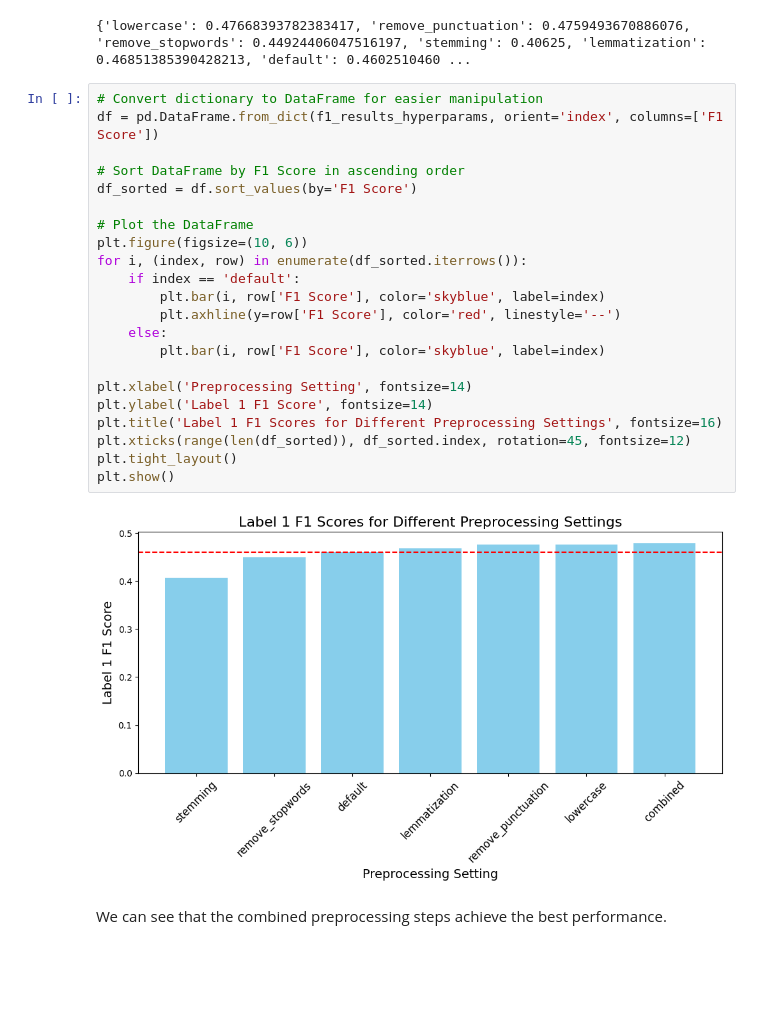
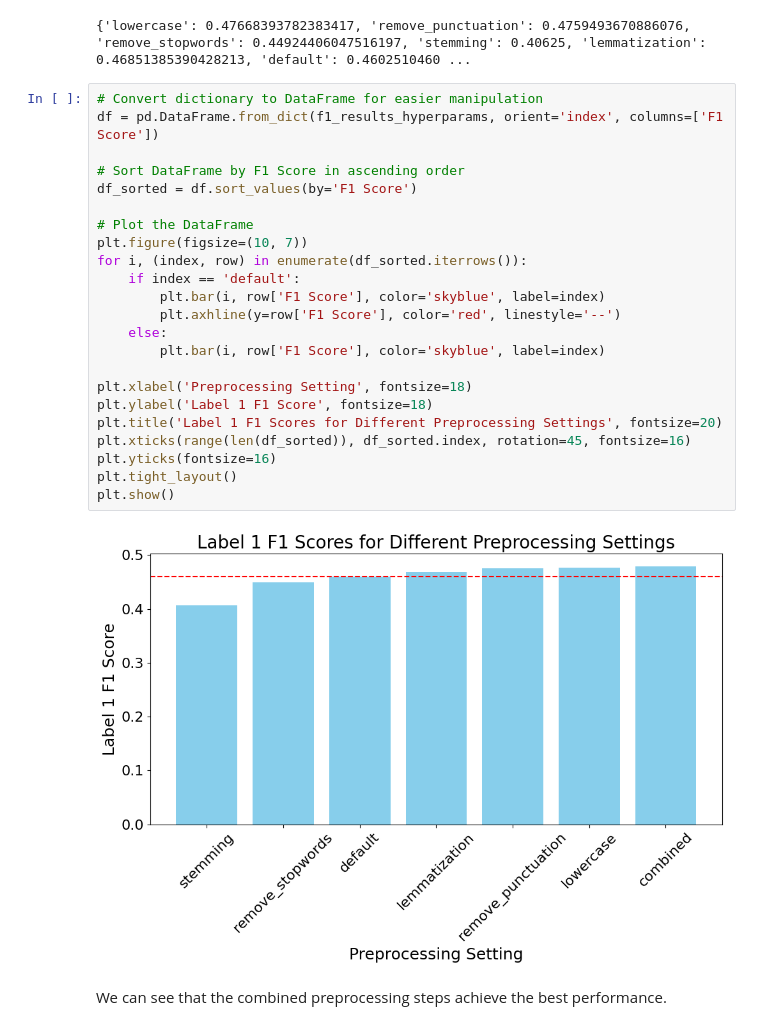
Before and after one commit to Jonezia/DontPatroniseMe, a Jupyter notebook: Untitled.ipynb, the cells around one changed output. Cells and saved outputs as stored; diff of their text form; blank space fills up the shorter version.

```diff
--- a/Untitled.ipynb
+++ b/Untitled.ipynb
@@ -656,27 +663,28 @@ print(f1_results_hyperparams)
 # %%
 # Convert dictionary to DataFrame for easier manipulation
 df = pd.DataFrame.from_dict(f1_results_hyperparams, orient='index', columns=['F1 Score'])
 
 # Sort DataFrame by F1 Score in ascending order
 df_sorted = df.sort_values(by='F1 Score')
 
 # Plot the DataFrame
-plt.figure(figsize=(10, 6))
+plt.figure(figsize=(10, 7))
 for i, (index, row) in enumerate(df_sorted.iterrows()):
     if index == 'default':
         plt.bar(i, row['F1 Score'], color='skyblue', label=index)
         plt.axhline(y=row['F1 Score'], color='red', linestyle='--')
     else:
         plt.bar(i, row['F1 Score'], color='skyblue', label=index)
 
-plt.xlabel('Preprocessing Setting', fontsize=14)
-plt.ylabel('Label 1 F1 Score', fontsize=14)
-plt.title('Label 1 F1 Scores for Different Preprocessing Settings', fontsize=16)
-plt.xticks(range(len(df_sorted)), df_sorted.index, rotation=45, fontsize=12)
+plt.xlabel('Preprocessing Setting', fontsize=18)
+plt.ylabel('Label 1 F1 Score', fontsize=18)
+plt.title('Label 1 F1 Scores for Different Preprocessing Settings', fontsize=20)
+plt.xticks(range(len(df_sorted)), df_sorted.index, rotation=45, fontsize=16)
+plt.yticks(fontsize=16)
 plt.tight_layout()
 plt.show()
 # %% [output]
-[figure, old version]
+[figure, new version]
 # %% [markdown]
 We can see that the combined preprocessing steps achieve the best performance.
 # %% [markdown]
```
Also changed, not shown: parts of 14 cells of this notebook.
